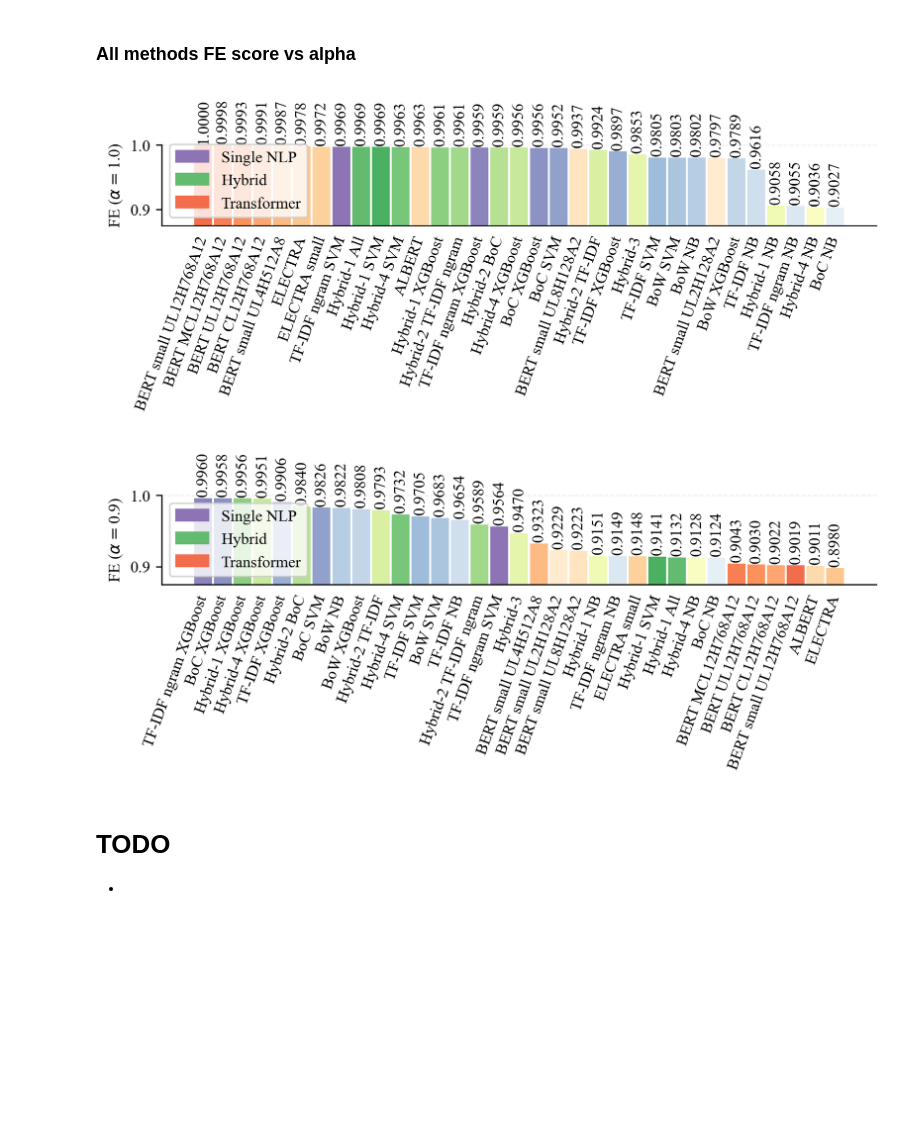
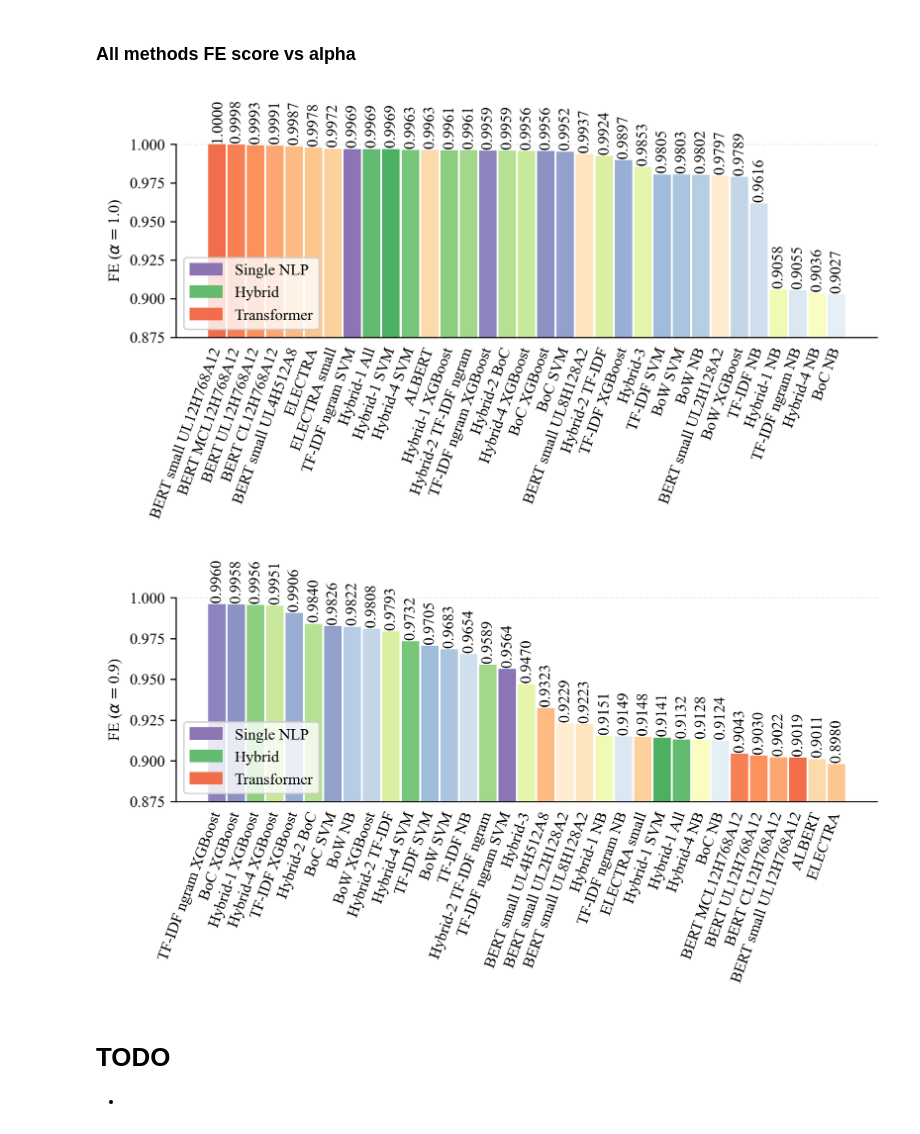
Before and after one commit to gdrlab/cascaded-sqli-detection, a Jupyter notebook: utils/Demonstrate_test_results.ipynb, the cells around one changed output. Cells and saved outputs as stored; diff of their text form; code cells hidden in the pictures; blank space fills up the shorter version.

```diff
--- a/utils/Demonstrate_test_results.ipynb
+++ b/utils/Demonstrate_test_results.ipynb
@@ -22,7 +22,8 @@ Pandas v 1.3.5
 # %%
 # Configurations
 #latex_dir = Path(r"C:\Users\3057550\OneDrive - Queen's University Belfast\ECIT\Research\AI_Cybersecurity\Teams Files\Papers\In preparation\NLP for SQLi detection\latex\hybrid_nlp_journal")
-latex_dir = Path(r"C:\Users\kasim\OneDrive - Queen's University Belfast\ECIT\Research\AI_Cybersecurity\Teams Files\Papers\In preparation\NLP for SQLi detection\latex\hybrid_nlp_journal")
+#latex_dir = Path(r"C:\Users\kasim\OneDrive - Queen's University Belfast\ECIT\Research\AI_Cybersecurity\Teams Files\Papers\In preparation\NLP for SQLi detection\latex\hybrid_nlp_journal")
+latex_dir = Path(r'C:\Users\kasim\Documents\GitHub\hybrid_nlp_journal')
 SAVE_OUTPUTS = True
 # %%
 # Notes about result files:
@@ -634,38 +624,38 @@ legend_cat_2 = mpatches.Patch(color=color_cat_2, label='Hybrid')
 legend_cat_3 = mpatches.Patch(color=color_cat_3, label='Transformer')
 
 # Figure
-fig, ax = plt.subplots(figsize=(7, 3))
+fig, ax = plt.subplots(figsize=(7, 4))
 df_small = df_small.sort_values('FE_100',ascending=False)
 
 my_plot_bar(df_small,ax,'FE_100')
 plt.axhline(1, linestyle='--', linewidth=0.7, color=[0.9,0.9,0.9], zorder=0)
 
 ax.set_ylabel('FE'+ r' ($\alpha=$' + f'{1.0})')
 #ax.set_xlabel(r'$\alpha=$' + f'{alpha}')
 ax.set(ylim=(0.875, 1))
 ax.legend(handles=[legend_cat_1, legend_cat_2, legend_cat_3],  loc='lower left')
 
 fig.tight_layout()
 if SAVE_OUTPUTS:
     ax.get_figure().savefig(figure_folder / current_figure_name)
 
 #########################
 current_figure_name = 'all_nlp_FE_alpha_090.png'
-fig, ax = plt.subplots(figsize=(7, 3))
+fig, ax = plt.subplots(figsize=(7, 4))
 df_small = df_small.sort_values('FE_090',ascending=False)
 my_plot_bar(df_small,ax,'FE_090')
 plt.axhline(1, linestyle='--', linewidth=0.7, color=[0.9,0.9,0.9], zorder=0)
 ax.set_ylabel('FE'+ r' ($\alpha=$' + f'{0.9})')
 #ax.set_xlabel()
 ax.set(ylim=(0.875, 1))
 ax.legend(handles=[legend_cat_1, legend_cat_2, legend_cat_3],  loc='lower left')
 
 fig.tight_layout()
 if SAVE_OUTPUTS:
     ax.get_figure().savefig(figure_folder / current_figure_name)
 # %% [output]
-[figure, old version]
+[figure, new version]
-[figure, old version]
+[figure, new version]
 # %% [markdown]
 # TODO
 -
```
Also changed, not shown: parts of 3 cells of this notebook.
